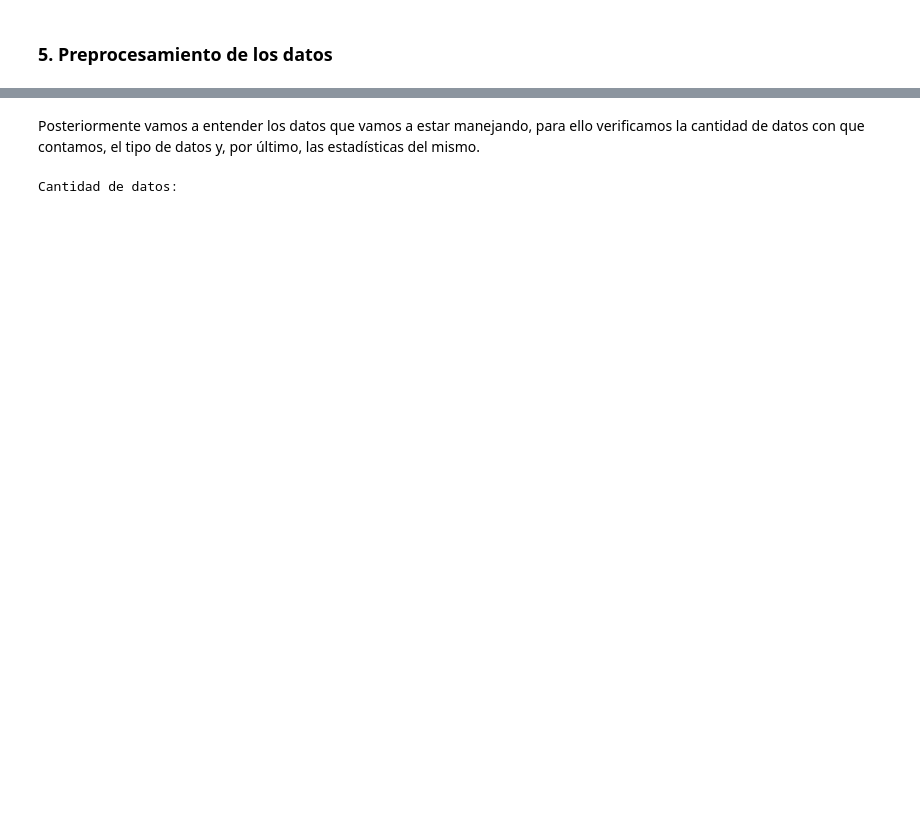
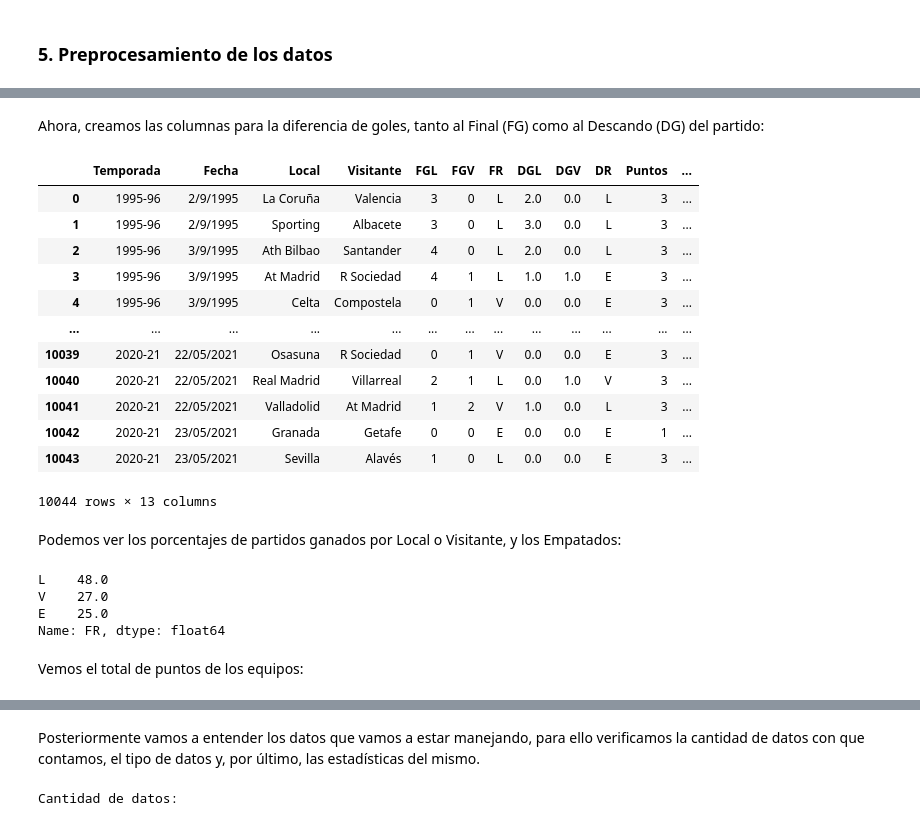
Before and after one commit to joaquinlopmar/Python, a Jupyter notebook: LaLiga.ipynb, the cells around one changed output, grey strips where cells are left out. Cells and saved outputs as stored; diff of their text form; code cells hidden in the pictures; blank space fills up the shorter version.

```diff
--- a/LaLiga.ipynb
+++ b/LaLiga.ipynb
@@ -323,4 +330,0 @@ Creamos las columnsa Año y Mes a partir de los índices de Fecha:
-# %%
-datos_c["Año"] = datos_c.index.year
-datos_c["Mes"] = datos_c.index.month
-datos_c
@@ -361,0 +348,6 @@ df
+# %%
+datos_c = datos_c.replace(
+    ['La Coruna', 'Sp Gijon', 'Ath Madrid', 'Espanol', 'Merida', 'Vallecano', 'Sociedad', 'Hercules', 'Logrones',
+        'Alaves', 'Villareal', 'Malaga', 'Cadiz', 'Gimnastic', 'Almeria', 'Eibar', 'Cordoba', 'Leganes',],
+    ['La Coruña', 'Sporting', 'At Madrid', 'Español', 'Mérida', 'R Vallecano', 'R Sociedad', 'Hércules', 'Logroñés',
+        'Alavés', 'Villarreal', 'Málaga', 'Cádiz', 'Gimnàstic', 'Almería', 'Éibar', 'Córdoba', 'Leganés',])
@@ -361,0 +377,4 @@ df
+# %%
+datos_c['FR'] = datos_c['FR'].replace(['H', 'A', 'D'],['L', 'V', 'E'])
+datos_c['DR'] = datos_c['DR'].replace(['H', 'A', 'D'],['L', 'V', 'E'])
+datos_c
@@ -361,0 +399,4 @@ df
+# %%
+datos_c['Puntos'] = 3
+datos_c.loc[datos_c['FR'] == "E", 'Puntos'] = 1
+datos_c
@@ -361,0 +417,31 @@ df
+# %% [markdown]
+Ahora, creamos las columnas para la diferencia de goles, tanto al Final (FG) como al Descando (DG) del partido:
+# %%
+datos_c['FG']=datos_c['FGL']-datos_c['FGV']
+datos_c['DG']=datos_c['DGL']-datos_c['DGV']
+datos_c
+# %% [output]
+|  | Temporada | Fecha | Local | Visitante | FGL | FGV | FR | DGL | DGV | DR | Puntos | ... |
+| 0 | 1995-96 | 2/9/1995 | La Coruña | Valencia | 3 | 0 | L | 2.0 | 0.0 | L | 3 | ... |
+| 1 | 1995-96 | 2/9/1995 | Sporting | Albacete | 3 | 0 | L | 3.0 | 0.0 | L | 3 | ... |
+| 2 | 1995-96 | 3/9/1995 | Ath Bilbao | Santander | 4 | 0 | L | 2.0 | 0.0 | L | 3 | ... |
+| 3 | 1995-96 | 3/9/1995 | At Madrid | R Sociedad | 4 | 1 | L | 1.0 | 1.0 | E | 3 | ... |
+| 4 | 1995-96 | 3/9/1995 | Celta | Compostela | 0 | 1 | V | 0.0 | 0.0 | E | 3 | ... |
+| ... | ... | ... | ... | ... | ... | ... | ... | ... | ... | ... | ... | ... |
+| 10039 | 2020-21 | 22/05/2021 | Osasuna | R Sociedad | 0 | 1 | V | 0.0 | 0.0 | E | 3 | ... |
+| 10040 | 2020-21 | 22/05/2021 | Real Madrid | Villarreal | 2 | 1 | L | 0.0 | 1.0 | V | 3 | ... |
+| 10041 | 2020-21 | 22/05/2021 | Valladolid | At Madrid | 1 | 2 | V | 1.0 | 0.0 | L | 3 | ... |
+| 10042 | 2020-21 | 23/05/2021 | Granada | Getafe | 0 | 0 | E | 0.0 | 0.0 | E | 1 | ... |
+| 10043 | 2020-21 | 23/05/2021 | Sevilla | Alavés | 1 | 0 | L | 0.0 | 0.0 | E | 3 | ... |
+10044 rows × 13 columns
+# %% [markdown]
+Podemos ver los porcentajes de partidos ganados por Local o Visitante, y los Empatados:
+# %%
+round(datos_c['FR'].value_counts(normalize=True)*100)
+# %% [output]
+L    48.0
+V    27.0
+E    25.0
+Name: FR, dtype: float64
+# %% [markdown]
+Vemos el total de puntos de los equipos:
```
Also changed, not shown: parts of 43 cells of this notebook.
